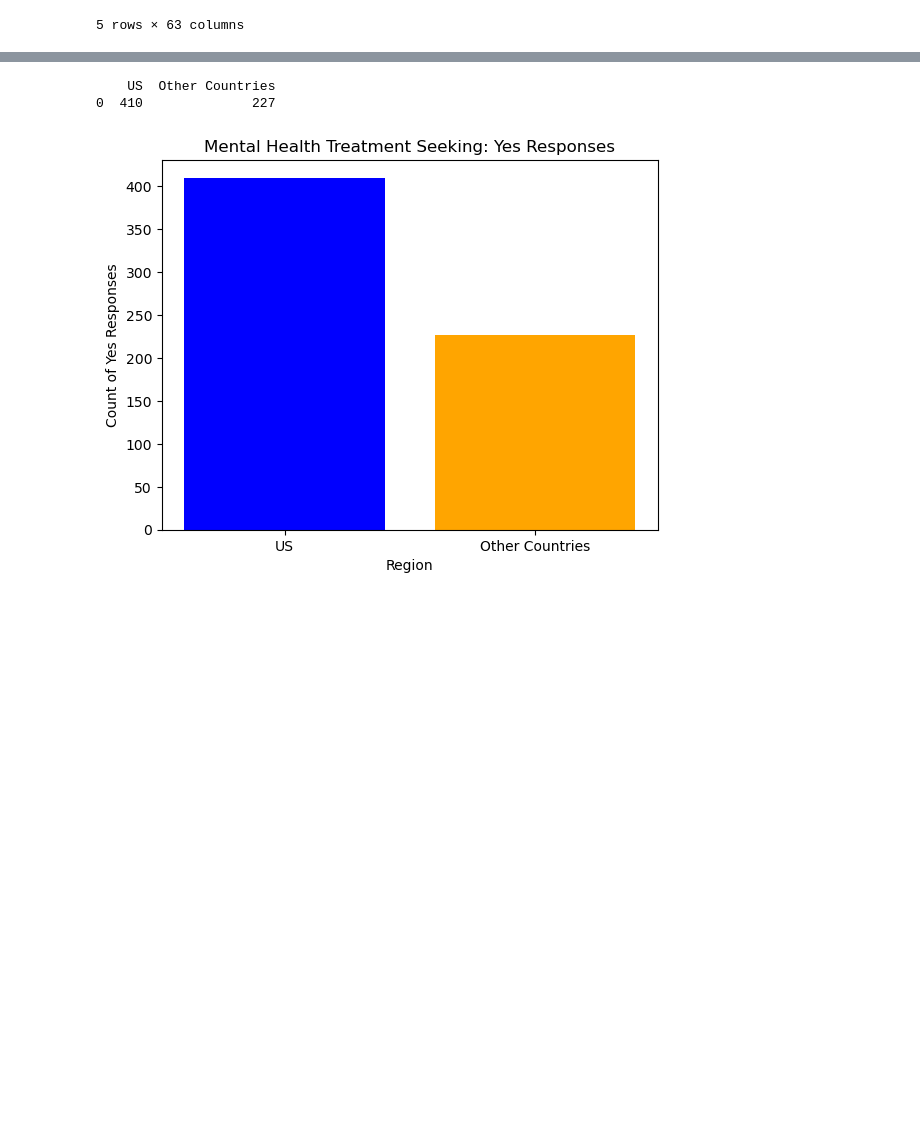
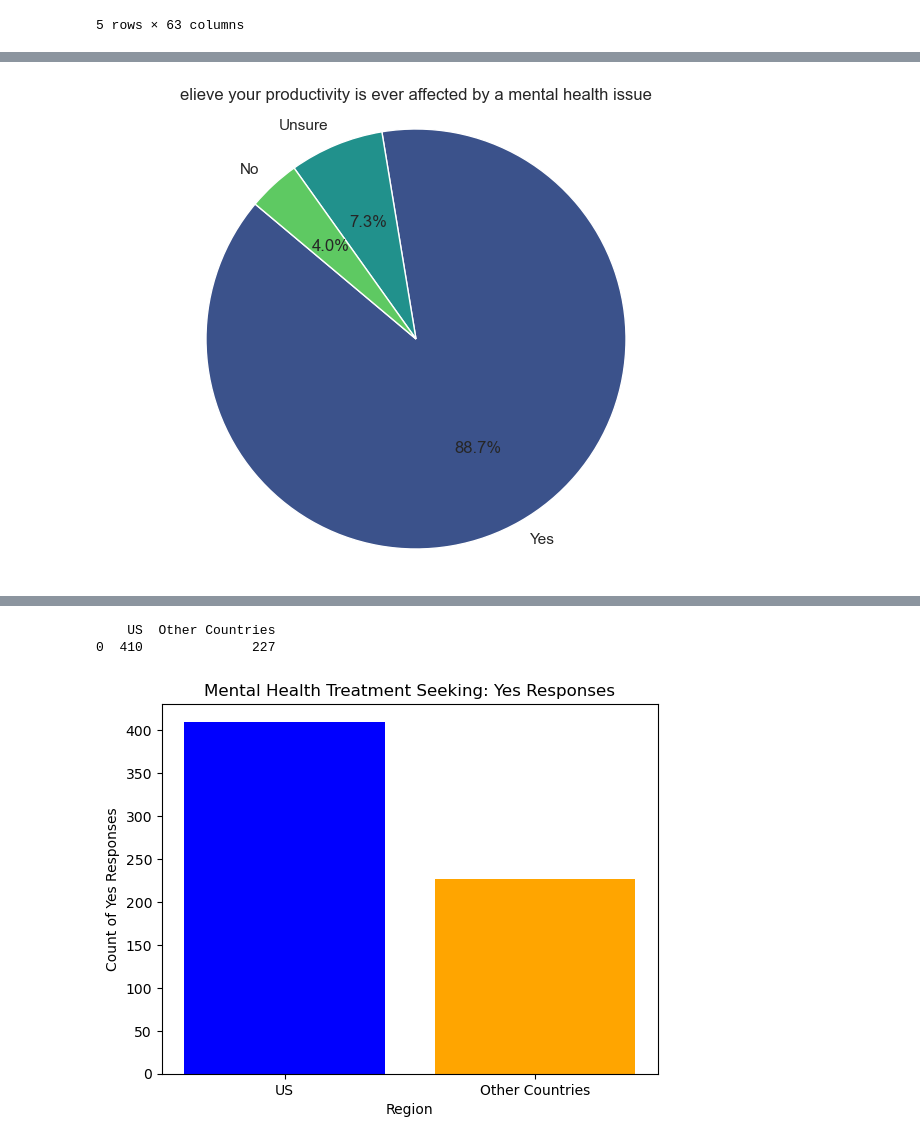
Before and after one commit to Keegawho198/Project-1_Mental-Health, a Jupyter notebook: Lishi.ipynb, the cells around one changed output, grey strips where cells are left out. Cells and saved outputs as stored; diff of their text form; code cells hidden in the pictures; blank space fills up the shorter version.

```diff
--- a/Lishi.ipynb
+++ b/Lishi.ipynb
@@ -61,0 +85,24 @@ Lishi_selected_data.head()
+# %%
+interfere_data = Lishi_selected_data[Lishi_selected_data['Do you currently have a mental health disorder?'] == 'Yes']
+interfere_data_1 = pd.DataFrame(interfere_data, columns=['Do you believe your productivity is ever affected by a mental health issue?'])
+# Count occurrences of each response category
+response_counts = interfere_data_1['Do you believe your productivity is ever affected by a mental health issue?'].value_counts().reset_index()
+response_counts.columns = ['Response', 'Count']
+
+# Set the theme for the plot
+sns.set_theme(style="darkgrid")
+
+# Set the figure size
+plt.figure(figsize=(8, 6))
+
+# Create a pie chart
+plt.pie(response_counts['Count'], labels=response_counts['Response'], autopct='%1.1f%%', startangle=140, colors=sns.color_palette('viridis', len(response_counts)))
+
+# Add a title
+plt.title('elieve your productivity is ever affected by a mental health issue')
+
+# Show the plot
+plt.axis('equal')  # Equal aspect ratio ensures that pie chart is circular.
+plt.show()
+# %% [output]
+[figure, added]
```
Also changed, not shown: parts of 6 cells of this notebook.
